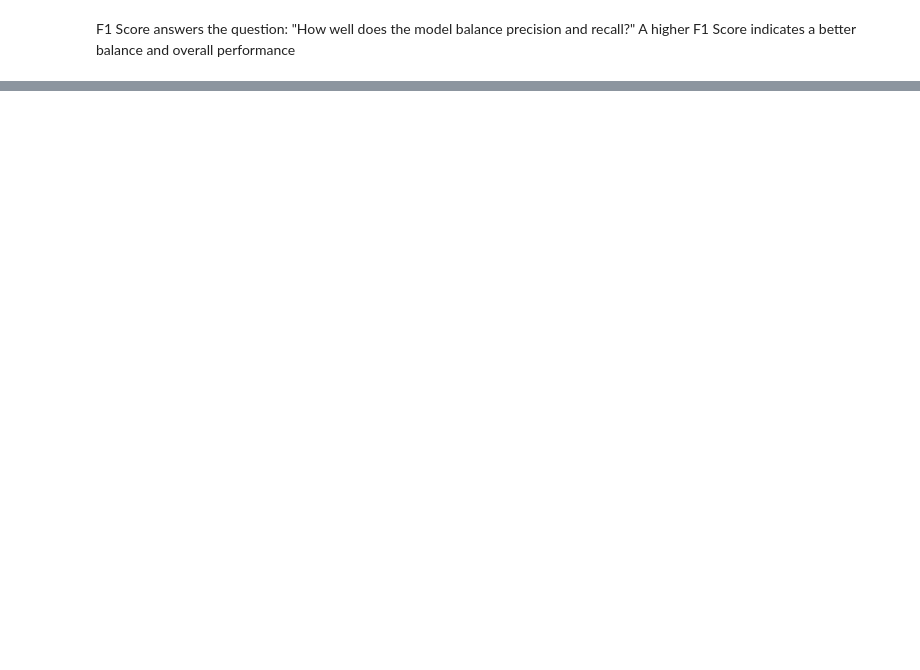
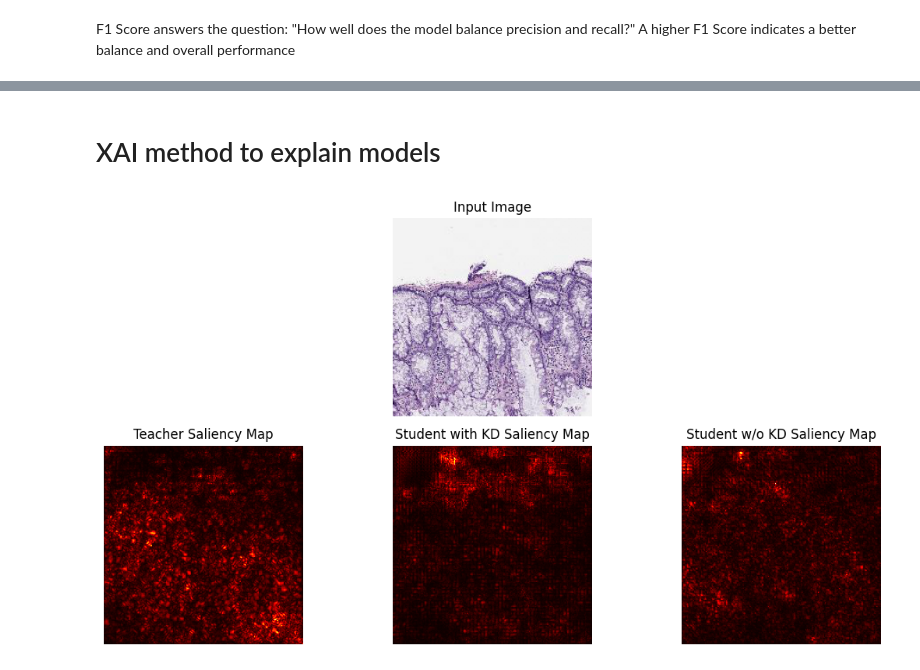
Before and after one commit to sunhuanhuan920/ECE1512_2023F_ProjectRepo_Zhenhuan_Sun, a Jupyter notebook: Project A/Task_2.ipynb, the cells around one changed output, grey strips where cells are left out. Drawn from its saved outputs; the diff is of its cells as text; code cells hidden in the pictures; blank space fills up the shorter version.

```diff
--- a/Project A/Task_2.ipynb
+++ b/Project A/Task_2.ipynb
@@ -830,0 +1103,2 @@ weighted avg   0.723430  0.729785  0.723266       977
+# %% [markdown]
+# XAI method to explain models
@@ -830,0 +1107,75 @@ weighted avg   0.723430  0.729785  0.723266       977
+# %%
+def compute_saliency(model_wrapper, input_image):
+    model_wrapper.model.eval()
+    input_image = input_image.to(device)
+    # Make sure that any operation performed on input_image will be tracked, so
+    # that gradients can be computed with respect to it later on
+    input_image.requires_grad_()
+
+    # Forward pass
+    outputs = model_wrapper.model(input_image)
+    score, index = outputs.max(1)
+
+    # Backward pass
+    score.backward()
+
+    # Saliency would be the gradient with respect to the input image now.
+    saliency = input_image.grad.data
+    saliency = saliency.abs().squeeze().cpu().numpy()
+
+    return saliency
+# %%
+# Convert the test_dataloader to a list for easier indexing
+test_list = list(test_dataloader)
+random_index = np.random.randint(0, len(test_list))
+sample_images, _ = test_list[random_index]
+sample_image = sample_images[0].unsqueeze(0)  # Take the first image from the batch
+
+# Compute saliency for each model
+saliency_teacher = compute_saliency(teacher, sample_image)
+saliency_student_KD = compute_saliency(student_KD, sample_image)
+saliency_student_scratch = compute_saliency(student_scratch, sample_image)
+
+# Plot
+plt.figure(figsize=(15, 6))
+
+# Input Image
+plt.subplot(2, 4, 2)
+plt.title('Input Image')
+# Remove batch dimension, move to CPU, convert to numpy, transpose dimensions, and clip values
+image = np.clip(sample_image.squeeze(0).cpu().numpy().transpose(1, 2, 0), 0, 1)
+plt.imshow(image)
+plt.axis('off')
+
+# Teacher Saliency Map
+plt.subplot(2, 4, 5)
+plt.title('Teacher Saliency Map')
+# Sum the saliency across channels to get a single channel image
+saliency_teacher_combined = saliency_teacher.sum(axis=0)
+plt.imshow(saliency_teacher_combined, cmap='hot')
+# channel_idx = 1  # 0 for Red, 1 for Green, 2 for Blue
+# plt.imshow(saliency_teacher[channel_idx], cmap='hot')
+plt.axis('off')
+
+# Student with KD Saliency Map
+plt.subplot(2, 4, 6)
+plt.title('Student with KD Saliency Map')
+saliency_student_KD_combined = saliency_student_KD.sum(axis=0)
+plt.imshow(saliency_student_KD_combined, cmap='hot')
+# channel_idx = 1  # 0 for Red, 1 for Green, 2 for Blue
+# plt.imshow(saliency_student_KD[channel_idx], cmap='hot')
+plt.axis('off')
+
+# Student without KD Saliency Map
+plt.subplot(2, 4, 7)
+plt.title('Student w/o KD Saliency Map')
+saliency_student_scratch_combined = saliency_student_scratch.sum(axis=0)
+plt.imshow(saliency_student_scratch_combined, cmap='hot')
+# channel_idx = 1  # 0 for Red, 1 for Green, 2 for Blue
+# plt.imshow(saliency_student_scratch[channel_idx], cmap='hot')
+plt.axis('off')
+
+plt.tight_layout()
+plt.show()
+# %% [output]
+[figure, added]
```
Also changed, not shown: parts of 75 cells of this notebook.
